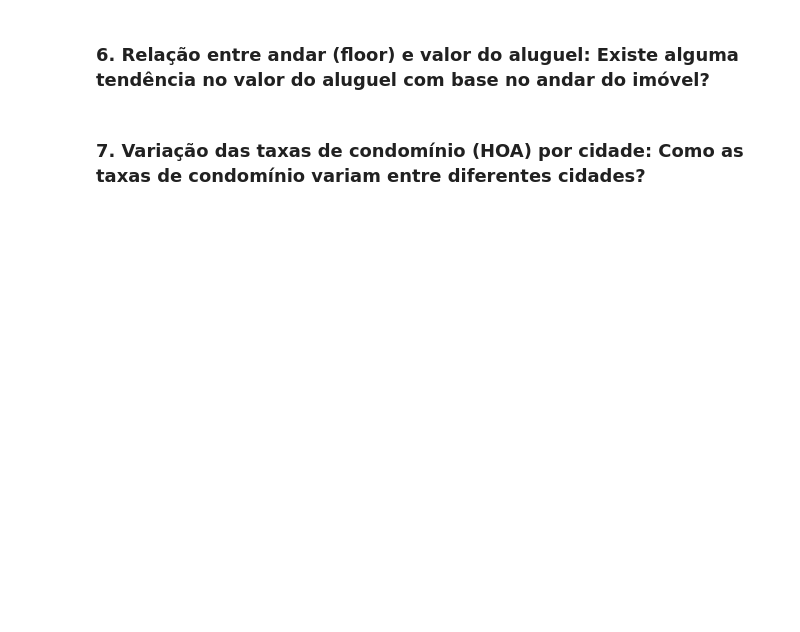
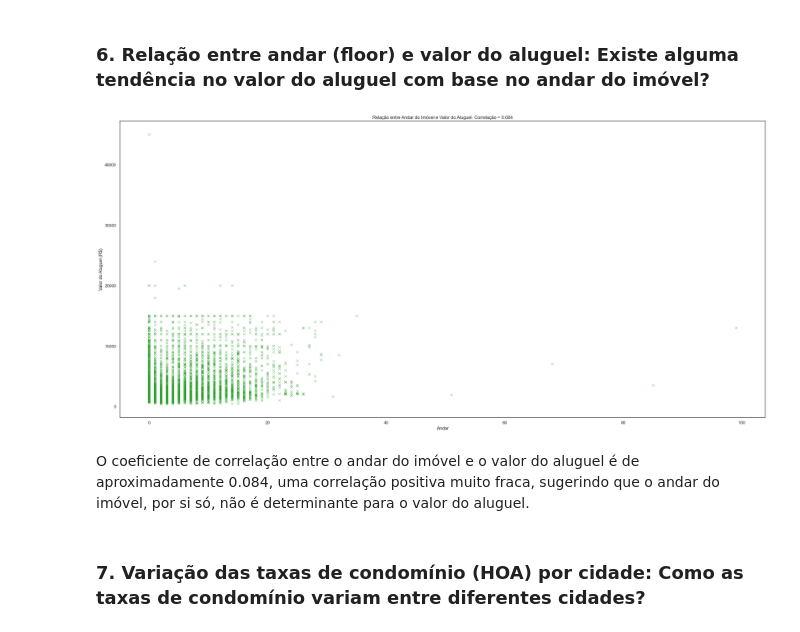
Before and after one commit to GuttoF/brazilian_house_for_rent, a Jupyter notebook: notebooks/notebook_1.ipynb, the cells around one changed output. Saved outputs shown, nothing was run; the diff lists cells and outputs as text; code cells hidden in the pictures; blank space fills up the shorter version.

```diff
--- a/notebooks/notebook_1.ipynb
+++ b/notebooks/notebook_1.ipynb
@@ -424,2 +533,17 @@ Média do valor do aluguel para imóveis que não aceitam animais: R$3768.86
 ### 6. Relação entre andar (floor) e valor do aluguel: Existe alguma tendência no valor do aluguel com base no andar do imóvel?
+# %%
+correlation_floor_rent = data['floor'].corr(data['rent amount'])
+sns.scatterplot(x = 'floor', y = 'rent amount', data = data, color = cor3, marker = 'x')
+
+# Título e labels
+plt.title(f'Relação entre Andar do Imóvel e Valor do Aluguel: Correlação = {round(correlation_floor_rent, 3)}')
+plt.xlabel('Andar')
+plt.ylabel('Valor do Aluguel (R$)')
+
+plt.tight_layout();
+plt.savefig(homepath + 'reports/figures/pergunta6.png')
+# %% [output]
+[figure, added]
+# %% [markdown]
+O coeficiente de correlação entre o andar do imóvel e o valor do aluguel é de aproximadamente 0.084, uma correlação positiva muito fraca, sugerindo que o andar do imóvel, por si só, não é determinante para o valor do aluguel.
 # %% [markdown]
```
Also changed, not shown: parts of 56 cells of this notebook, 17 other files.
